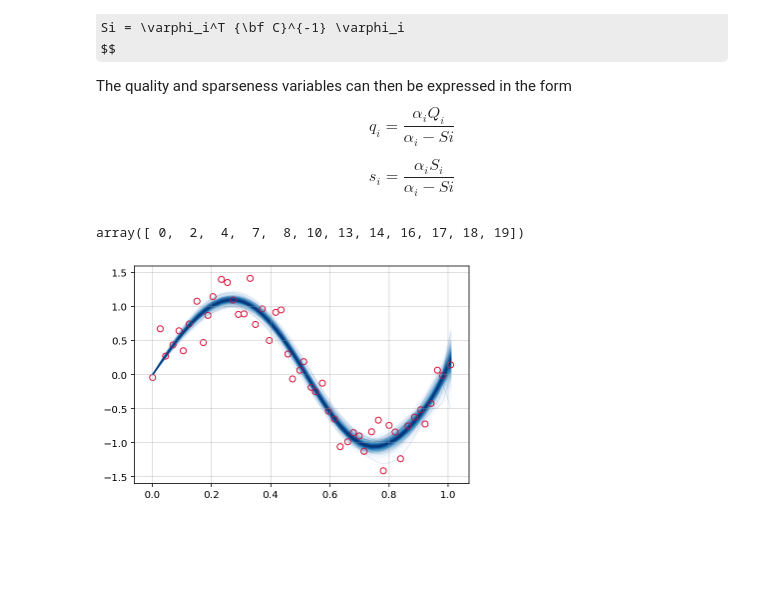
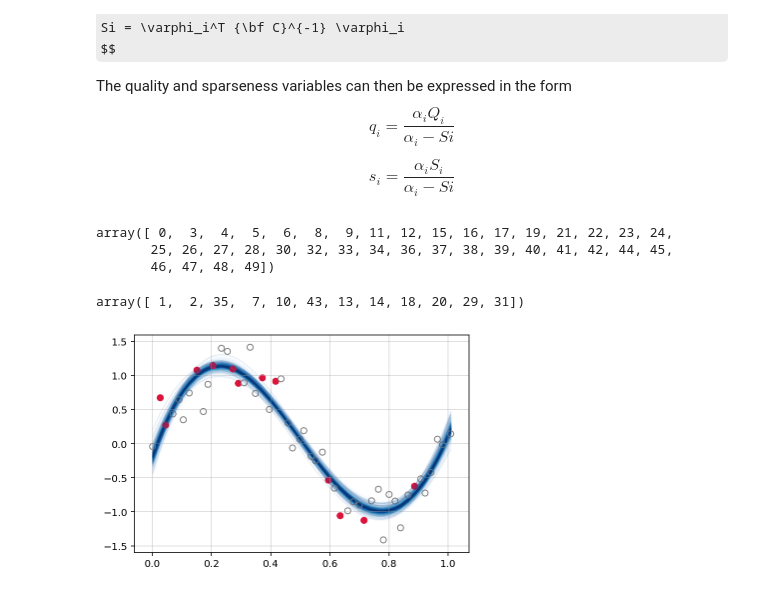
Before and after one commit to gerdm/prml, a Jupyter notebook: chapter7/RVMs.ipynb, the cells around one changed output. Drawn from its saved outputs; the diff is of its cells as text; code cells hidden in the pictures; some formulas as TeX source; blank space fills up the shorter version.

```diff
--- a/chapter7/RVMs.ipynb
+++ b/chapter7/RVMs.ipynb
@@ -160,6 +160,7 @@ from numpy.linalg import inv
 # %%
 poly = PolynomialFeatures(degree=20, include_bias=True)
 Phi = poly.fit_transform(X[:, np.newaxis])
+Phi = np.exp(-(X[np.newaxis, :] - X[:, np.newaxis]) ** 2 / 2)
 # %%
 N, M = Phi.shape
 # %% [markdown]
@@ -205,7 +206,7 @@ i = 0
 # Initialize A with every parameter set to a large value
 A = np.diag([10e9] * M)
 # %%
-for _ in range(500):
+for _ in range(100):
     # Evaluate Σ and m
     Sigma = np.linalg.inv(A + beta * Phi.T @ Phi)
     m = beta * Sigma @ Phi.T @ y[:, np.newaxis]
@@ -229,6 +230,3 @@ for _ in range(500):
     # Update β
     beta = ((N - np.trace(1 - Sigma * A)) /\
             np.linalg.norm(y[:, np.newaxis] - Phi @ m) ** 2)
-
-Sigma = np.linalg.inv(A + beta * Phi.T @ Phi)
-m = beta * Sigma @ Phi.T @ y[:, np.newaxis]
@@ -235,19 +236,29 @@ m = beta * Sigma @ Phi.T @ y[:, np.newaxis]
 # %%
 drop_i = np.where(A >= 10e9)[0]
-drop_i
 # %% [output]
-array([ 0,  2,  4,  7,  8, 10, 13, 14, 16, 17, 18, 19])
+array([ 0,  3,  4,  5,  6,  8,  9, 11, 12, 15, 16, 17, 19, 21, 22, 23, 24,
+       25, 26, 27, 28, 30, 32, 33, 34, 36, 37, 38, 39, 40, 41, 42, 44, 45,
+       46, 47, 48, 49])
 # %%
 new_A = np.diag(np.delete(np.diag(A), drop_i))
 new_Phi =np.delete(Phi, drop_i, axis=-1)
 new_Sigma = np.linalg.inv(new_A + beta * new_Phi.T @ new_Phi)
 new_m = beta * new_Sigma @ new_Phi.T @ y[:, np.newaxis]
+# %%
+# The support vectors
+svs = np.array(list(set(np.arange(50)) - set(drop_i)))
+svs
+# %% [output]
+array([ 1,  2, 35,  7, 10, 43, 13, 14, 18, 20, 29, 31])
 # %%
 mvn = multivariate_normal(mean=new_m.ravel(), cov=new_Sigma)
 
+colors = ["crimson" if c in svs else "gray" for c in range(50)]
+edges = ["crimson" if c in svs else "none" for c in range(50)]
+
 fig, ax = plt.subplots(1, 1)
 plot_gp_dist(ax, (new_Phi @ mvn.rvs(500).T).T, X, palette="Blues")
-ax.scatter(X, y, facecolors="none", edgecolor="crimson")
+ax.scatter(X, y, facecolors=edges, edgecolor=colors)
 ax.grid(alpha=0.5)
 # %% [output]
-[figure, old version]
+[figure, new version]
```
Also changed, not shown: parts of 1 cell of this notebook.
